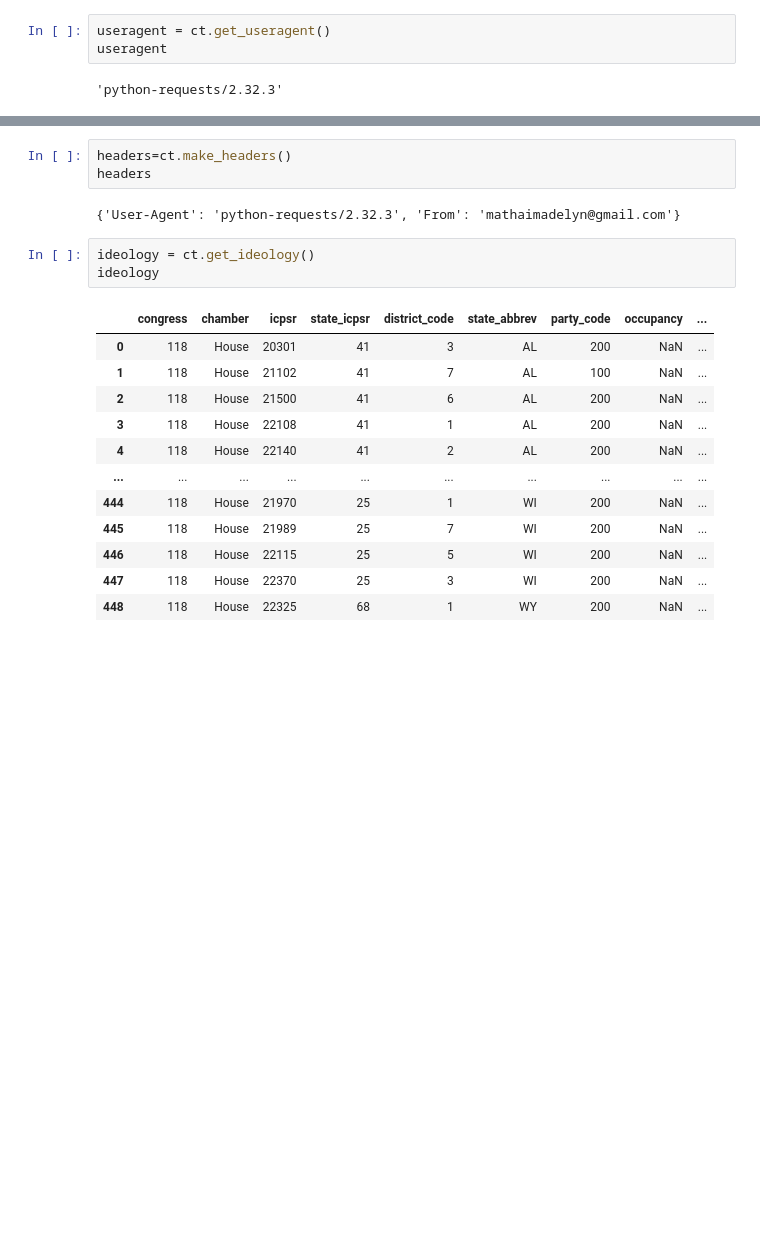
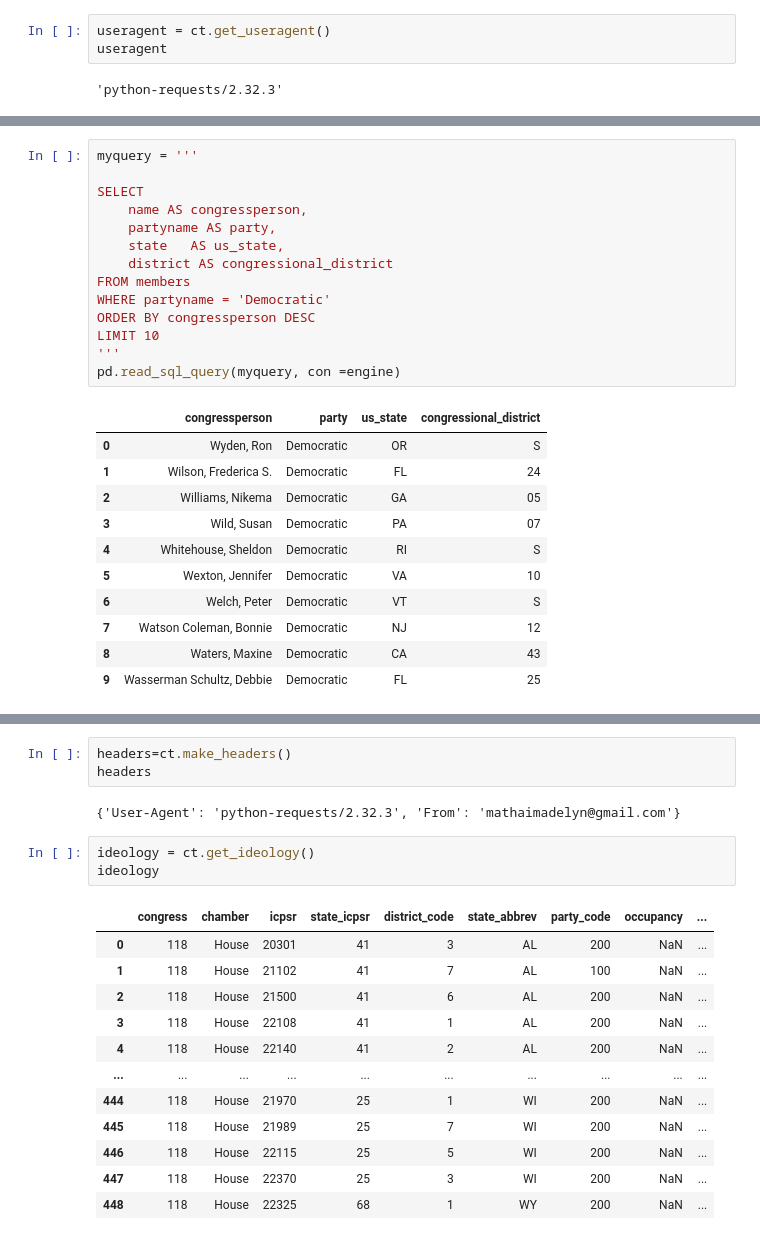
Before and after one commit to mathaim/contrans2024, a Jupyter notebook: sandbox.ipynb, the cells around one changed output, grey strips where cells are left out. Drawn from its saved outputs; the diff is of its cells as text; blank space fills up the shorter version.

```diff
--- a/sandbox.ipynb
+++ b/sandbox.ipynb
@@ -71,0 +121,26 @@ members
+# %%
+myquery = '''
+
+SELECT
+    name AS congressperson,
+    partyname AS party,
+    state   AS us_state,
+    district AS congressional_district
+FROM members
+WHERE partyname = 'Democratic'
+ORDER BY congressperson DESC
+LIMIT 10
+'''
+pd.read_sql_query(myquery, con =engine)
+# %% [output]
+|  | congressperson | party | us_state | congressional_district |
+| 0 | Wyden, Ron | Democratic | OR | S |
+| 1 | Wilson, Frederica S. | Democratic | FL | 24 |
+| 2 | Williams, Nikema | Democratic | GA | 05 |
+| 3 | Wild, Susan | Democratic | PA | 07 |
+| 4 | Whitehouse, Sheldon | Democratic | RI | S |
+| 5 | Wexton, Jennifer | Democratic | VA | 10 |
+| 6 | Welch, Peter | Democratic | VT | S |
+| 7 | Watson Coleman, Bonnie | Democratic | NJ | 12 |
+| 8 | Waters, Maxine | Democratic | CA | 43 |
+| 9 | Wasserman Schultz, Debbie | Democratic | FL | 25 |
```
Also changed, not shown: parts of 27 cells of this notebook.
